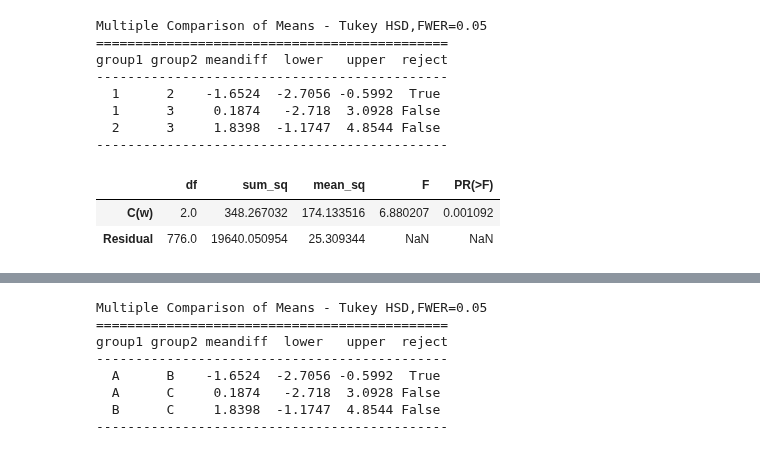
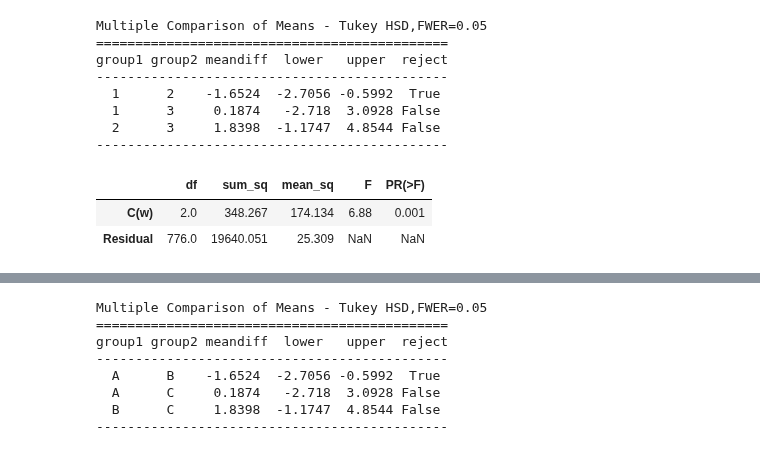
Before and after one commit to gillespilon/anova_one_factor, a Jupyter notebook: anova_one_factor.ipynb, the cells around one changed output, grey strips where cells are left out. Cells and saved outputs as stored; diff of their text form; code cells hidden in the pictures.

Commit message:
mod added .round(3) to anova_w_table

```diff
--- a/anova_one_factor.ipynb
+++ b/anova_one_factor.ipynb
@@ -285,12 +285,12 @@ group1 group2 meandiff  lower   upper  reject
 # %%
 # C(w) refers to w as a categorical variable.
 model_w = sm.formula.ols('y ~ C(w)',data=df).fit()
 anova_w_table = sm.stats.anova_lm(model_w, typ=1)
-anova_w_table
+anova_w_table.round(3)
 # %% [output]
 |  | df | sum_sq | mean_sq | F | PR(>F) |
-| C(w) | 2.0 | 348.267032 | 174.133516 | 6.880207 | 0.001092 |
-| Residual | 776.0 | 19640.050954 | 25.309344 | NaN | NaN |
+| C(w) | 2.0 | 348.267 | 174.134 | 6.88 | 0.001 |
+| Residual | 776.0 | 19640.051 | 25.309 | NaN | NaN |
 # %%
 #model_w.summary() # For non-categorical X.
 model_w.summary2() # For categorical X.
```
Also changed, not shown: parts of 3 cells of this notebook.
